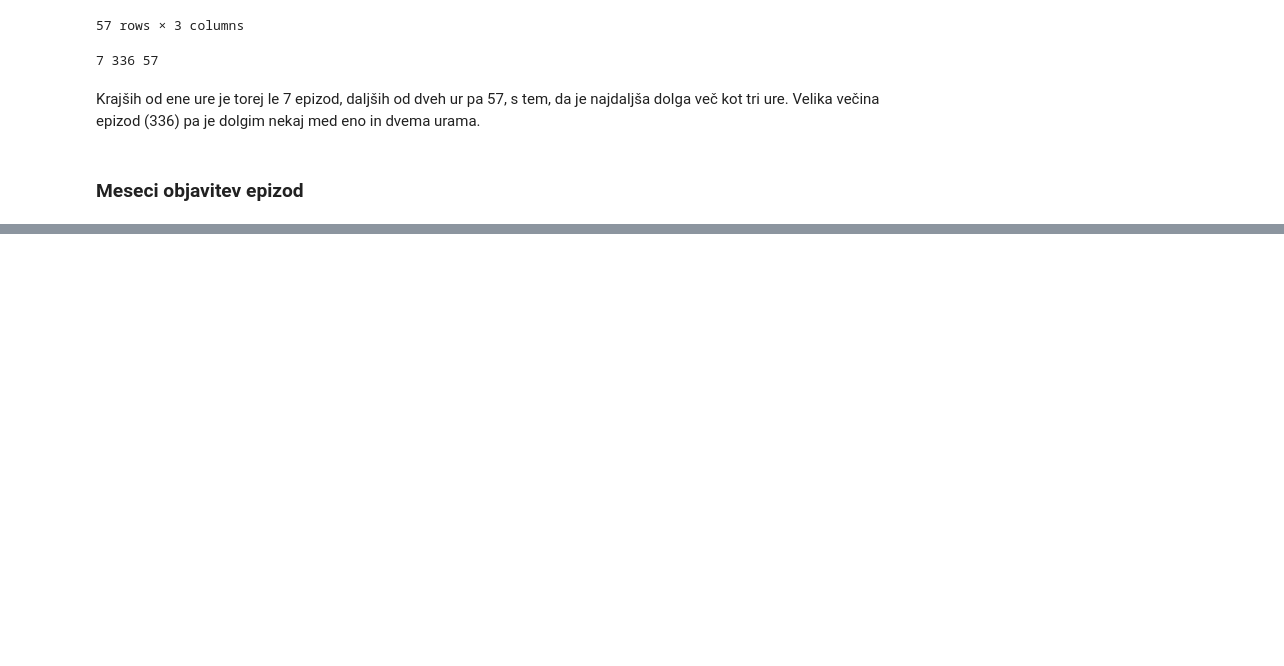
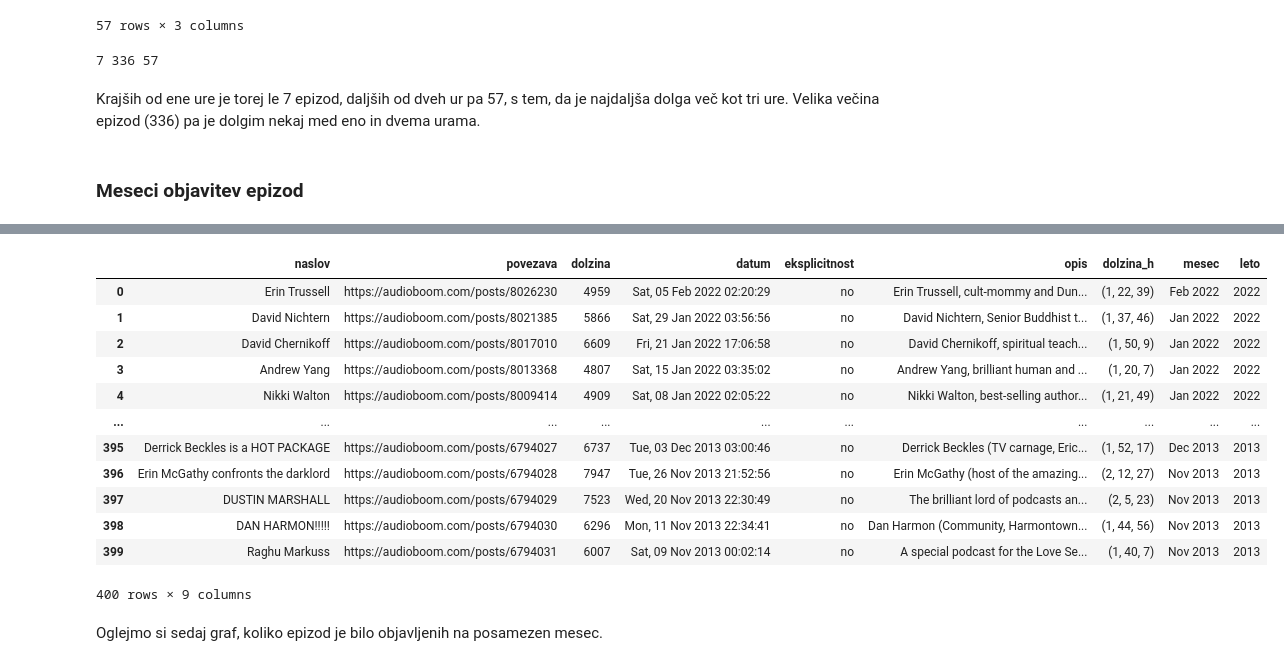
Before and after one commit to lukamarcic/DTFH-analiza-podatkov, a Jupyter notebook: analiza_podatkov.ipynb, the cells around one changed output, grey strips where cells are left out. Cells and saved outputs as stored; diff of their text form; code cells hidden in the pictures; blank space fills up the shorter version.

Commit message:
začetek analize časa objavitve epizod

```diff
--- a/analiza_podatkov.ipynb
+++ b/analiza_podatkov.ipynb
@@ -158,0 +159,7 @@ Poglejmo si kdaj so bile epizode objavljene. V prvotni tabeli so časi objave na
+# %%
+#Definicija pomožne funkcije ter dodajanje
+def pretvori_v_mesece(str):
+    return str[7:-8]
+
+podcasti['mesec'] = (podcasti.datum).apply(pretvori_v_mesece)
+podcasti
@@ -158,0 +180,22 @@ Poglejmo si kdaj so bile epizode objavljene. V prvotni tabeli so časi objave na
+# %%
+def pretvori_v_leta(str):
+    return str[11:-8]
+
+podcasti['leto'] = (podcasti.datum).apply(pretvori_v_leta)
+podcasti
+# %% [output]
+|  | naslov | povezava | dolzina | datum | eksplicitnost | opis | dolzina_h | mesec | leto |
+| 0 | Erin Trussell | https://audioboom.com/posts/8026230 | 4959 | Sat, 05 Feb 2022 02:20:29 | no | Erin Trussell, cult-mommy and Dun... | (1, 22, 39) | Feb 2022 | 2022 |
+| 1 | David Nichtern | https://audioboom.com/posts/8021385 | 5866 | Sat, 29 Jan 2022 03:56:56 | no | David Nichtern, Senior Buddhist t... | (1, 37, 46) | Jan 2022 | 2022 |
+| 2 | David Chernikoff | https://audioboom.com/posts/8017010 | 6609 | Fri, 21 Jan 2022 17:06:58 | no | David Chernikoff, spiritual teach... | (1, 50, 9) | Jan 2022 | 2022 |
+| 3 | Andrew Yang | https://audioboom.com/posts/8013368 | 4807 | Sat, 15 Jan 2022 03:35:02 | no | Andrew Yang, brilliant human and ... | (1, 20, 7) | Jan 2022 | 2022 |
+| 4 | Nikki Walton | https://audioboom.com/posts/8009414 | 4909 | Sat, 08 Jan 2022 02:05:22 | no | Nikki Walton, best-selling author... | (1, 21, 49) | Jan 2022 | 2022 |
+| ... | ... | ... | ... | ... | ... | ... | ... | ... | ... |
+| 395 | Derrick Beckles is a HOT PACKAGE | https://audioboom.com/posts/6794027 | 6737 | Tue, 03 Dec 2013 03:00:46 | no | Derrick Beckles (TV carnage, Eric... | (1, 52, 17) | Dec 2013 | 2013 |
+| 396 | Erin McGathy confronts the darklord | https://audioboom.com/posts/6794028 | 7947 | Tue, 26 Nov 2013 21:52:56 | no | Erin McGathy (host of the amazing... | (2, 12, 27) | Nov 2013 | 2013 |
+| 397 | DUSTIN MARSHALL | https://audioboom.com/posts/6794029 | 7523 | Wed, 20 Nov 2013 22:30:49 | no | The brilliant lord of podcasts an... | (2, 5, 23) | Nov 2013 | 2013 |
+| 398 | DAN HARMON!!!!! | https://audioboom.com/posts/6794030 | 6296 | Mon, 11 Nov 2013 22:34:41 | no | Dan Harmon (Community, Harmontown... | (1, 44, 56) | Nov 2013 | 2013 |
+| 399 | Raghu Markuss | https://audioboom.com/posts/6794031 | 6007 | Sat, 09 Nov 2013 00:02:14 | no | A special podcast for the Love Se... | (1, 40, 7) | Nov 2013 | 2013 |
+400 rows × 9 columns
+# %% [markdown]
+Oglejmo si sedaj graf, koliko epizod je bilo objavljenih na posamezen mesec.
```
Also changed, not shown: parts of 5 cells of this notebook.
